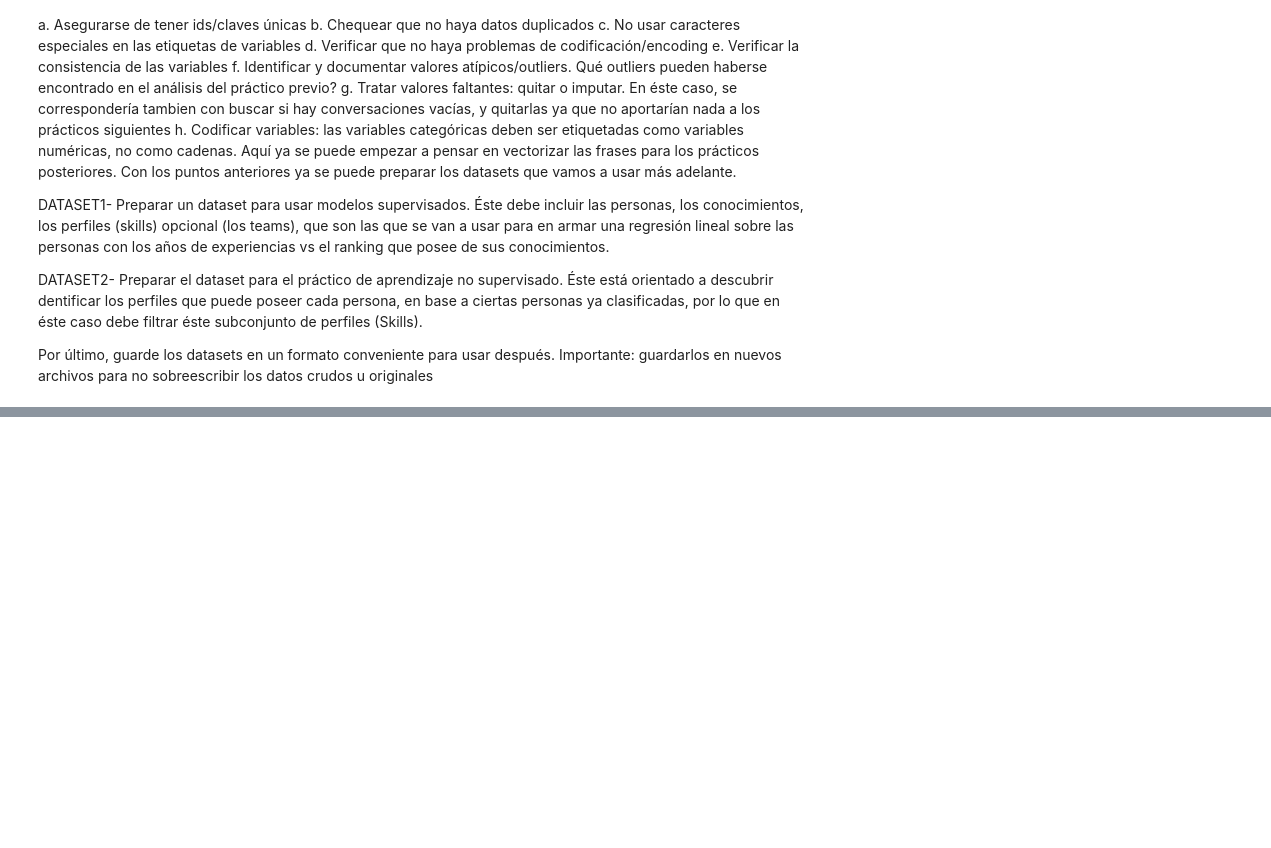
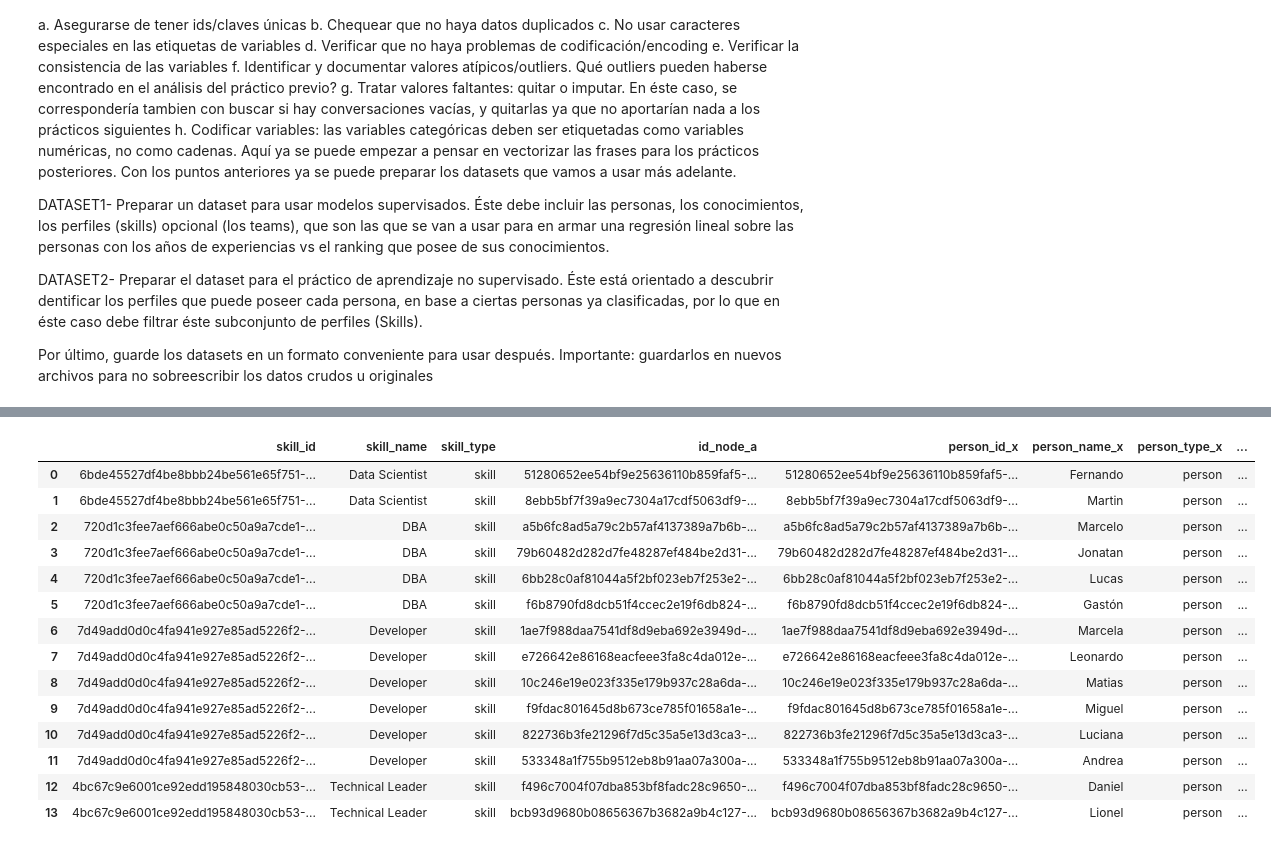
Before and after one commit to fgpalacios/diplodatos2020, a Jupyter notebook: Mentoria_Diplodatos_2020_Enunciados_FGPalacios.ipynb, the cells around one changed output, grey strips where cells are left out. Cells and saved outputs as stored; diff of their text form; code cells hidden in the pictures; blank space fills up the shorter version.

```diff
--- a/Mentoria_Diplodatos_2020_Enunciados_FGPalacios.ipynb
+++ b/Mentoria_Diplodatos_2020_Enunciados_FGPalacios.ipynb
@@ -214,0 +367,20 @@ Por último, guarde los datasets en un formato conveniente para usar después. I
+# %%
+# Vamos a vincular con las personas
+resultante = resultante.merge(persons, left_on='id_node_a', right_on='person_id')
+resultante.merge(persons, left_on='id_node_a', right_on='person_id')
+# %% [output]
+|  | skill_id | skill_name | skill_type | id_node_a | person_id_x | person_name_x | person_type_x | ... |
+| 0 | 6bde45527df4be8bbb24be561e65f751-... | Data Scientist | skill | 51280652ee54bf9e25636110b859faf5-... | 51280652ee54bf9e25636110b859faf5-... | Fernando | person | ... |
+| 1 | 6bde45527df4be8bbb24be561e65f751-... | Data Scientist | skill | 8ebb5bf7f39a9ec7304a17cdf5063df9-... | 8ebb5bf7f39a9ec7304a17cdf5063df9-... | Martin | person | ... |
+| 2 | 720d1c3fee7aef666abe0c50a9a7cde1-... | DBA | skill | a5b6fc8ad5a79c2b57af4137389a7b6b-... | a5b6fc8ad5a79c2b57af4137389a7b6b-... | Marcelo | person | ... |
+| 3 | 720d1c3fee7aef666abe0c50a9a7cde1-... | DBA | skill | 79b60482d282d7fe48287ef484be2d31-... | 79b60482d282d7fe48287ef484be2d31-... | Jonatan | person | ... |
+| 4 | 720d1c3fee7aef666abe0c50a9a7cde1-... | DBA | skill | 6bb28c0af81044a5f2bf023eb7f253e2-... | 6bb28c0af81044a5f2bf023eb7f253e2-... | Lucas | person | ... |
+| 5 | 720d1c3fee7aef666abe0c50a9a7cde1-... | DBA | skill | f6b8790fd8dcb51f4ccec2e19f6db824-... | f6b8790fd8dcb51f4ccec2e19f6db824-... | Gastón | person | ... |
+| 6 | 7d49add0d0c4fa941e927e85ad5226f2-... | Developer | skill | 1ae7f988daa7541df8d9eba692e3949d-... | 1ae7f988daa7541df8d9eba692e3949d-... | Marcela | person | ... |
+| 7 | 7d49add0d0c4fa941e927e85ad5226f2-... | Developer | skill | e726642e86168eacfeee3fa8c4da012e-... | e726642e86168eacfeee3fa8c4da012e-... | Leonardo | person | ... |
+| 8 | 7d49add0d0c4fa941e927e85ad5226f2-... | Developer | skill | 10c246e19e023f335e179b937c28a6da-... | 10c246e19e023f335e179b937c28a6da-... | Matias | person | ... |
+| 9 | 7d49add0d0c4fa941e927e85ad5226f2-... | Developer | skill | f9fdac801645d8b673ce785f01658a1e-... | f9fdac801645d8b673ce785f01658a1e-... | Miguel | person | ... |
+| 10 | 7d49add0d0c4fa941e927e85ad5226f2-... | Developer | skill | 822736b3fe21296f7d5c35a5e13d3ca3-... | 822736b3fe21296f7d5c35a5e13d3ca3-... | Luciana | person | ... |
+| 11 | 7d49add0d0c4fa941e927e85ad5226f2-... | Developer | skill | 533348a1f755b9512eb8b91aa07a300a-... | 533348a1f755b9512eb8b91aa07a300a-... | Andrea | person | ... |
+| 12 | 4bc67c9e6001ce92edd195848030cb53-... | Technical Leader | skill | f496c7004f07dba853bf8fadc28c9650-... | f496c7004f07dba853bf8fadc28c9650-... | Daniel | person | ... |
+| 13 | 4bc67c9e6001ce92edd195848030cb53-... | Technical Leader | skill | bcb93d9680b08656367b3682a9b4c127-... | bcb93d9680b08656367b3682a9b4c127-... | Lionel | person | ... |
```
Also changed, not shown: parts of 32 cells of this notebook.
